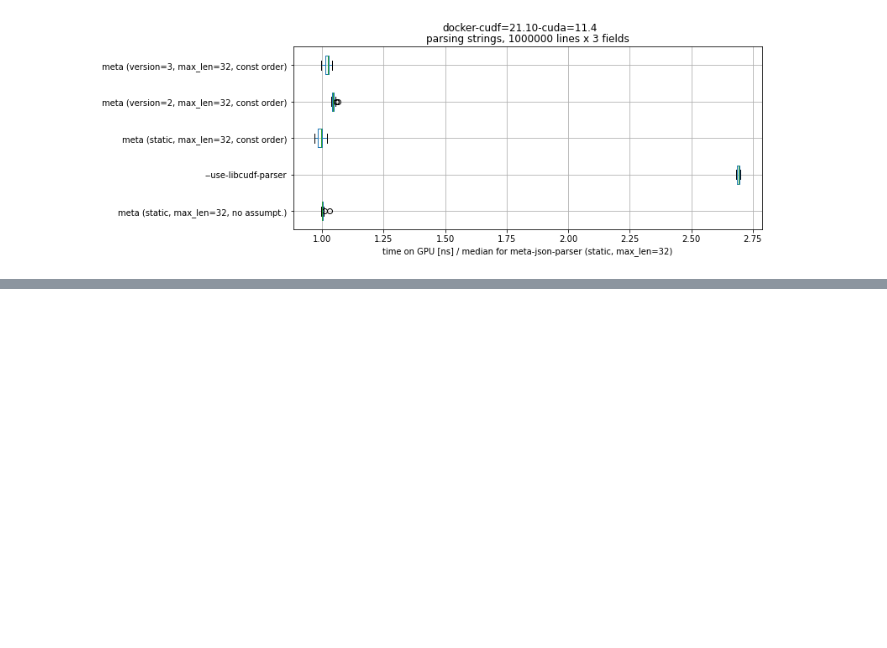
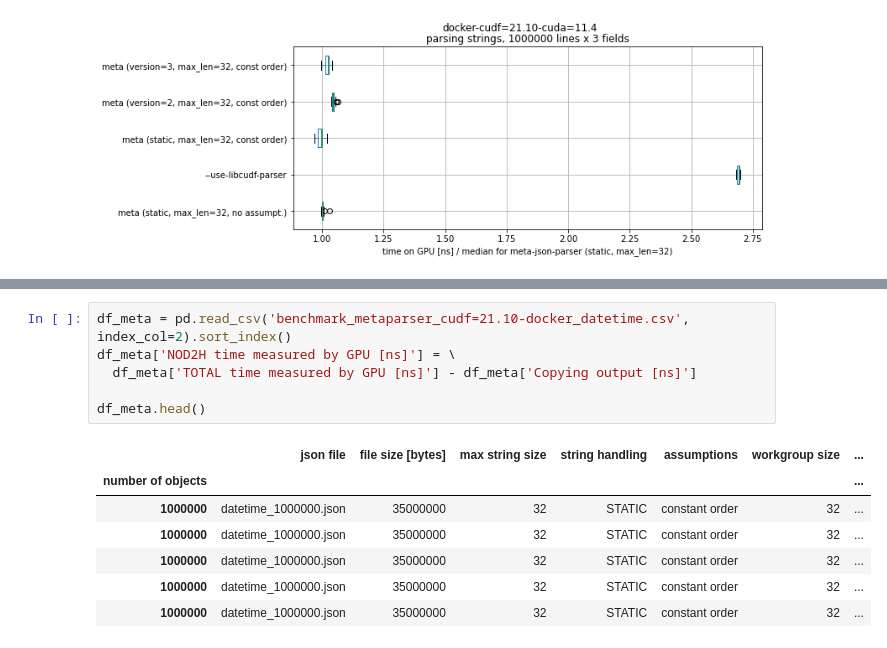
Before and after one commit to mis-wut/meta-json-parser, a Jupyter notebook: benchmark/notebooks/examine_benchmarks.ipynb, the cells around one changed output, grey strips where cells are left out. Cells and saved outputs as stored; diff of their text form; blank space fills up the shorter version.

```diff
--- a/benchmark/notebooks/examine_benchmarks.ipynb
+++ b/benchmark/notebooks/examine_benchmarks.ipynb
@@ -1146,0 +1194,14 @@ plt.show()
+# %%
+df_meta = pd.read_csv('benchmark_metaparser_cudf=21.10-docker_datetime.csv', index_col=2).sort_index()
+df_meta['NOD2H time measured by GPU [ns]'] = \
+  df_meta['TOTAL time measured by GPU [ns]'] - df_meta['Copying output [ns]']
+
+df_meta.head()
+# %% [output]
+|  | json file | file size [bytes] | max string size | string handling | assumptions | workgroup size | ... |
+| number of objects |  |  |  |  |  |  | ... |
+| 1000000 | datetime_1000000.json | 35000000 | 32 | STATIC | constant order | 32 | ... |
+| 1000000 | datetime_1000000.json | 35000000 | 32 | STATIC | constant order | 32 | ... |
+| 1000000 | datetime_1000000.json | 35000000 | 32 | STATIC | constant order | 32 | ... |
+| 1000000 | datetime_1000000.json | 35000000 | 32 | STATIC | constant order | 32 | ... |
+| 1000000 | datetime_1000000.json | 35000000 | 32 | STATIC | constant order | 32 | ... |
```
Also changed, not shown: parts of 11 cells of this notebook, 3 other files.
